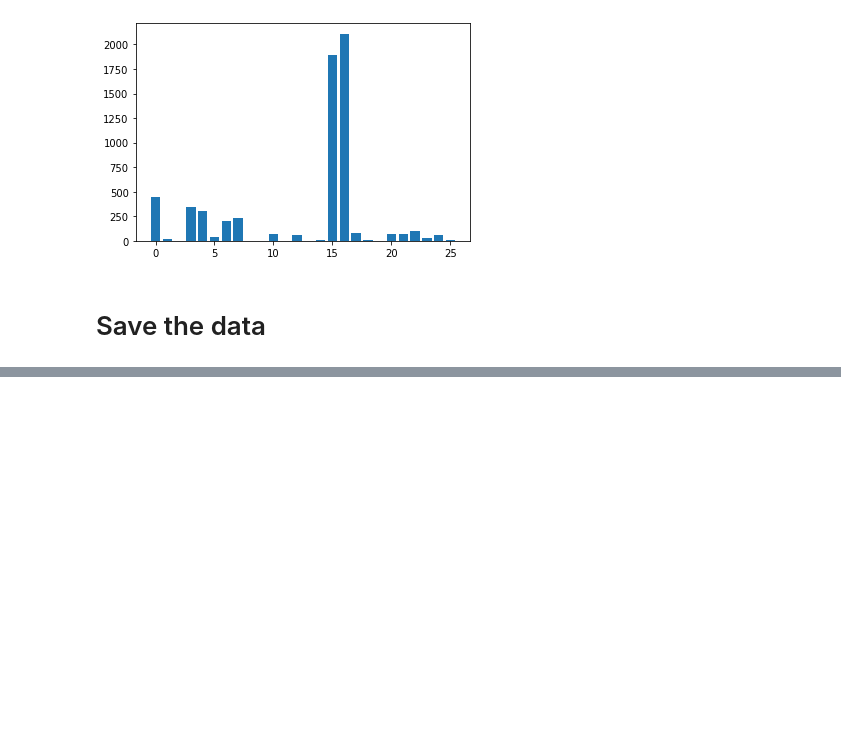
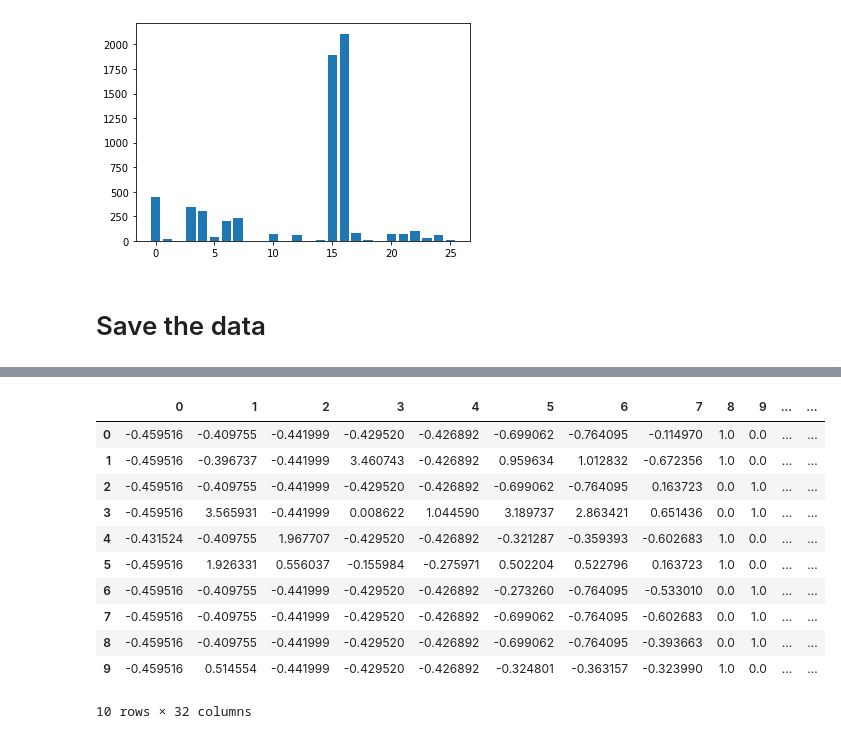
Before and after one commit to PashaIanko/Kaggle.Spaceship-Titanic, a Jupyter notebook: 2_data_preparation.ipynb, the cells around one changed output, grey strips where cells are left out. Drawn from its saved outputs; the diff is of its cells as text; code cells hidden in the pictures; blank space fills up the shorter version.

Commit message:
Preprocessed the data with additional features

```diff
--- a/2_data_preparation.ipynb
+++ b/2_data_preparation.ipynb
@@ -682,7 +685,9 @@ luxury_columns = [
     'FoodCourt',
     'ShoppingMall',
     'Spa',
-    'VRDeck'
+    'VRDeck',
+    'TotalSpend',
+    'TotalSpendPerGroup'
 ]
 
 luxury_pipeline = Pipeline(
@@ -694,3 +733,34 @@ luxury_pipeline = Pipeline(
+# %%
+age_group_columns = [
+    'AgeGroup'
+]
+
+age_group_pipeline = Pipeline(
+    [
+        ('impute', SimpleImputer(strategy='most_frequent')),
+        ('encode', OrdinalEncoder(
+            categories = [
+                [
+                    'Kids',
+                    'Teens',
+                    'Middle',
+                    'Senior',
+                    'Old'
+                ]
+            ]
+        ))
+    ]
+)
+# %%
+is_from_spendless_group_columns = [
+    'IsFromSpendlessGroup'
+]
+
+is_from_spendless_group_pipeline = Pipeline(
+    [
+        ('impute', SimpleImputer(strategy='most_frequent'))
+    ]
+)
 # %%
 name_columns = [
     'Name'
@@ -908,7 +983,6 @@ all_columns = set(
 assert (set(df_train.columns) - all_columns) == {'Transported'}, \
     print(set(df_train.columns) - all_columns)
 # %%
-
 from sklearn_transformers import ColumnDropper
 
 
@@ -933,7 +1007,12 @@ preprocessor = ColumnTransformer(
         ('passenger_group_position', group_position_pipeline, group_position_columns),
         ('group_size', group_size_pipeline, group_size_columns),
         ('passenger_group', passenger_group_pipeline, passenger_group_columns),
-        ('gender', gender_pipeline, gender_columns)
+        ('gender', gender_pipeline, gender_columns),
+
+        ('spend_category', spend_category_pipeline, spend_category_columns),
+        ('age_group', age_group_pipeline, age_group_columns),
+        ('is_from_spendless_group', is_from_spendless_group_pipeline,
+            is_from_spendless_group_columns)
     ],
     remainder='passthrough'
 )
@@ -1073,3 +1152,18 @@ df_trainval_processed.shape[1]
+# %%
+pd.DataFrame(df_test_processed).head(10)
+# %% [output]
+|  | 0 | 1 | 2 | 3 | 4 | 5 | 6 | 7 | 8 | 9 | ... | ... |
+| 0 | -0.459516 | -0.409755 | -0.441999 | -0.429520 | -0.426892 | -0.699062 | -0.764095 | -0.114970 | 1.0 | 0.0 | ... | ... |
+| 1 | -0.459516 | -0.396737 | -0.441999 | 3.460743 | -0.426892 | 0.959634 | 1.012832 | -0.672356 | 1.0 | 0.0 | ... | ... |
+| 2 | -0.459516 | -0.409755 | -0.441999 | -0.429520 | -0.426892 | -0.699062 | -0.764095 | 0.163723 | 0.0 | 1.0 | ... | ... |
+| 3 | -0.459516 | 3.565931 | -0.441999 | 0.008622 | 1.044590 | 3.189737 | 2.863421 | 0.651436 | 0.0 | 1.0 | ... | ... |
+| 4 | -0.431524 | -0.409755 | 1.967707 | -0.429520 | -0.426892 | -0.321287 | -0.359393 | -0.602683 | 1.0 | 0.0 | ... | ... |
+| 5 | -0.459516 | 1.926331 | 0.556037 | -0.155984 | -0.275971 | 0.502204 | 0.522796 | 0.163723 | 1.0 | 0.0 | ... | ... |
+| 6 | -0.459516 | -0.409755 | -0.441999 | -0.429520 | -0.426892 | -0.273260 | -0.764095 | -0.533010 | 0.0 | 1.0 | ... | ... |
+| 7 | -0.459516 | -0.409755 | -0.441999 | -0.429520 | -0.426892 | -0.699062 | -0.764095 | -0.602683 | 0.0 | 1.0 | ... | ... |
+| 8 | -0.459516 | -0.409755 | -0.441999 | -0.429520 | -0.426892 | -0.699062 | -0.764095 | -0.393663 | 0.0 | 1.0 | ... | ... |
+| 9 | -0.459516 | 0.514554 | -0.441999 | -0.429520 | -0.426892 | -0.324801 | -0.363157 | -0.323990 | 1.0 | 0.0 | ... | ... |
+10 rows × 32 columns
 # %%
 assert df_trainval_processed.shape[1] \
     == df_test_sample_processed.shape[1] \
```
Also changed, not shown: parts of 16 cells of this notebook.
